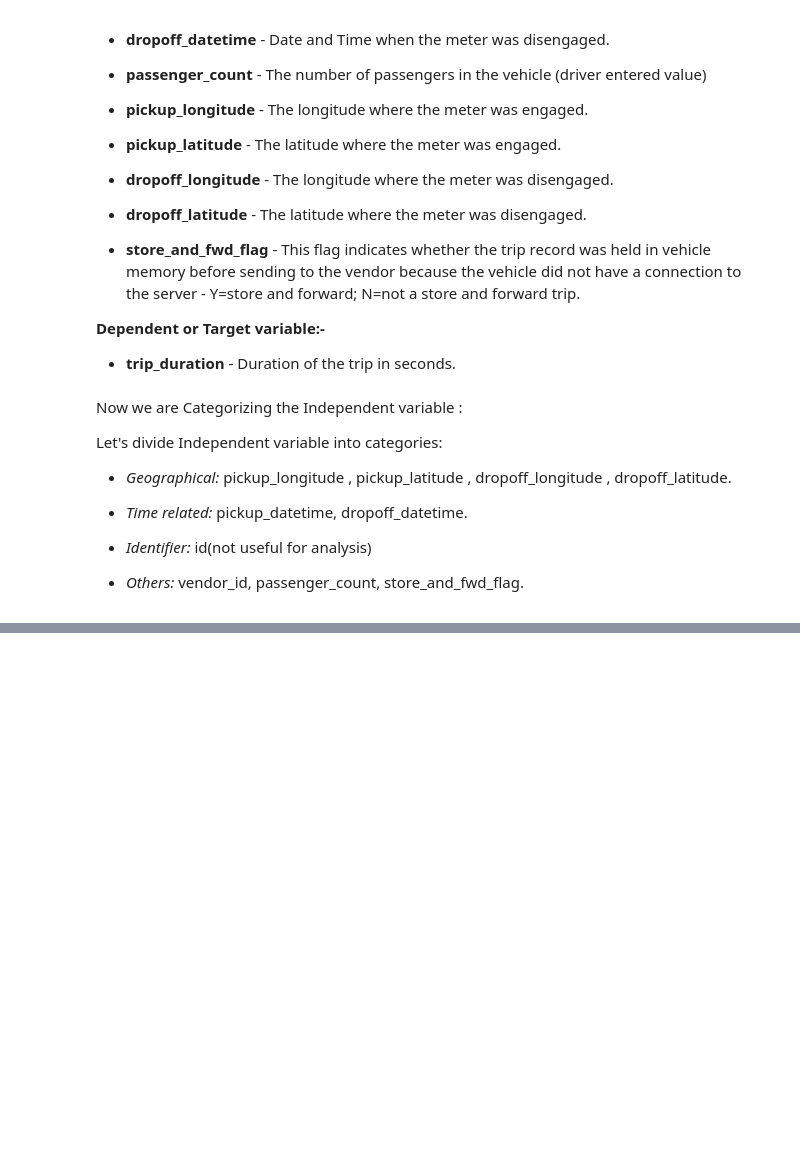
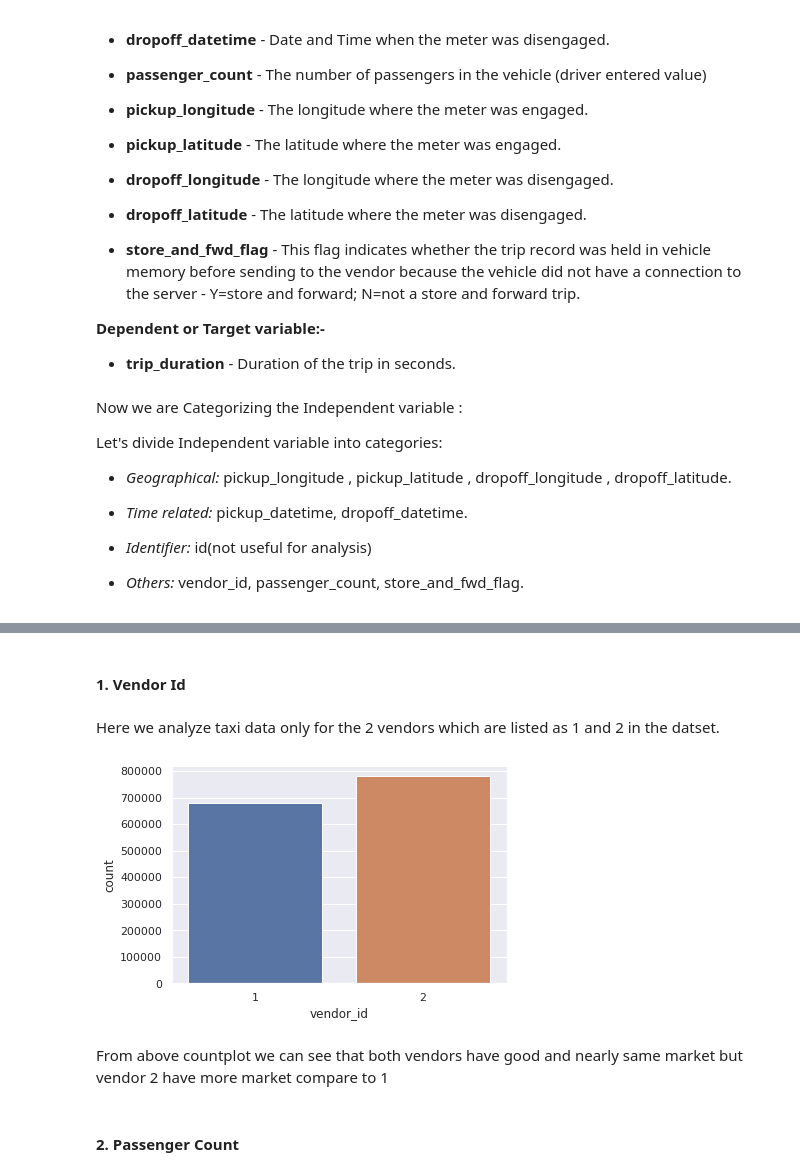
Before and after one commit to KrushnaChaure/NYC-Taxi-Trip-Time-Prediction, a Jupyter notebook: Krushna_Chaure_NYC_Taxi_Trip_Time_Prediction_Capstone_Project.ipynb, the cells around one changed output, grey strips where cells are left out. Cells and saved outputs as stored; diff of their text form; code cells hidden in the pictures; blank space fills up the shorter version.

```diff
--- a/Krushna_Chaure_NYC_Taxi_Trip_Time_Prediction_Capstone_Project.ipynb
+++ b/Krushna_Chaure_NYC_Taxi_Trip_Time_Prediction_Capstone_Project.ipynb
@@ -225,0 +275,6 @@ Let's divide Independent variable into categories:
+# %%
+#Calculate and assign new columns to the dataframe such as weekday,month and pickup_hour which will help us to gain more insights from the data.
+dataset['weekday'] = dataset.pickup_datetime.dt.day_name
+dataset['month'] = dataset.pickup_datetime.dt.month
+dataset['weekday_num'] = dataset.pickup_datetime.dt.weekday
+dataset['pickup_hour'] = dataset.pickup_datetime.dt.hour
@@ -225,0 +283,12 @@ Let's divide Independent variable into categories:
+# %%
+# Create the calc_distance function to calculate distance between pickup and dropoff coordinates using Haversine formula.
+def calc_distance(df):
+    pickup = (df['pickup_latitude'], df['pickup_longitude'])
+    drop = (df['dropoff_latitude'], df['dropoff_longitude'])
+    return haversine(pickup, drop)
+# %%
+# Calculating distance and assign new column to the dataframe with the help of lambda function.
+dataset['distance'] = dataset.apply(lambda x: calc_distance(x), axis = 1)
+# %%
+# Calculating Speed in km/h for further insights.
+dataset['speed'] = (dataset.distance/(dataset.trip_duration/3600))
@@ -225,0 +318,13 @@ Let's divide Independent variable into categories:
+# %% [markdown]
+#### 1. Vendor Id
+# %% [markdown]
+Here we analyze taxi data only for the 2 vendors which are listed as 1 and 2 in the datset.
+# %%
+sns.countplot(dataset.vendor_id)
+plt.show()
+# %% [output]
+[figure, added]
+# %% [markdown]
+From above countplot we can see that both vendors have good and nearly same market but vendor 2 have more market compare to 1
+# %% [markdown]
+#### 2. Passenger Count
```
Also changed, not shown: parts of 32 cells of this notebook.
